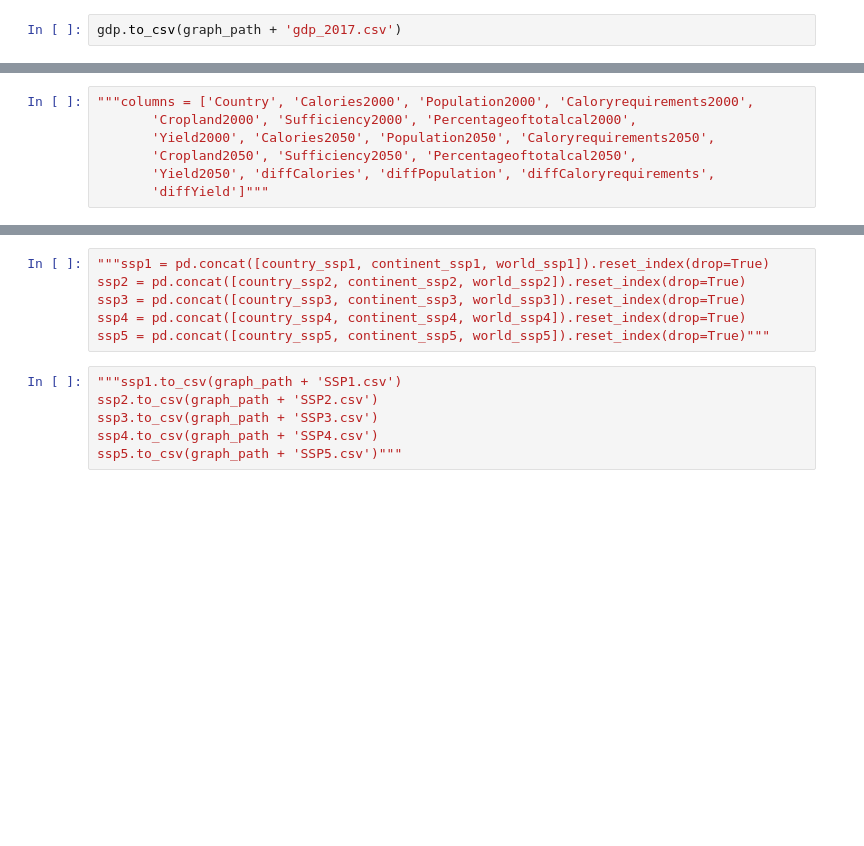
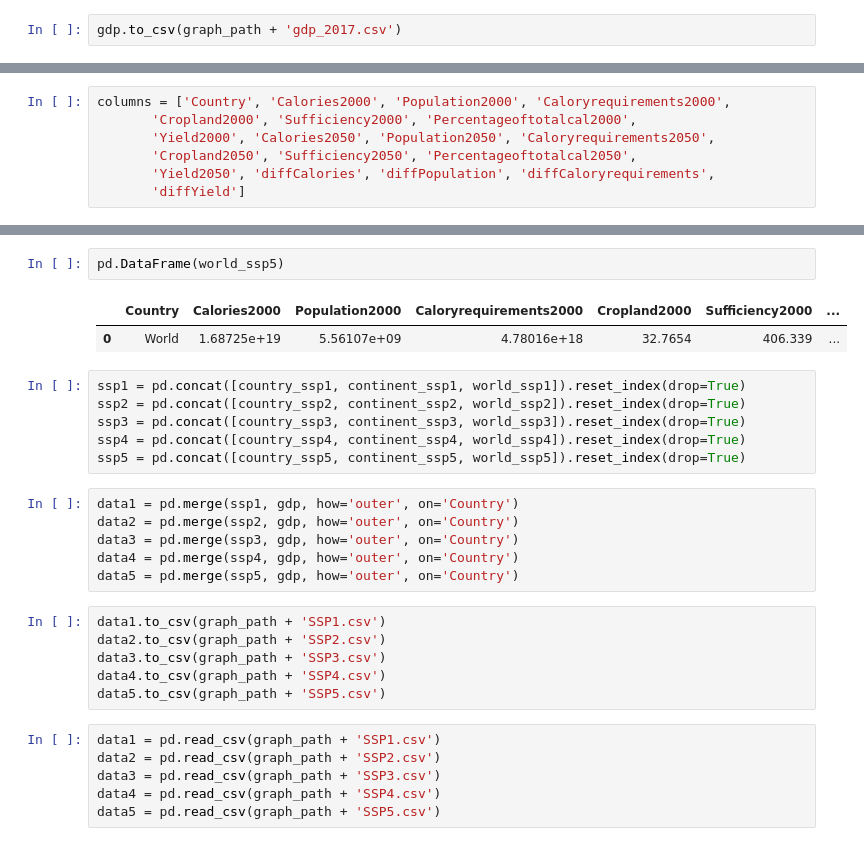
Before and after one commit to vizu-food-production/vizu-food-production.github.io, a Jupyter notebook: Untitled.ipynb, the cells around one changed output, grey strips where cells are left out. Drawn from its saved outputs; the diff is of its cells as text; blank space fills up the shorter version.

```diff
--- a/Untitled.ipynb
+++ b/Untitled.ipynb
@@ -84,7 +99,7 @@ continent_ssp5 = pd.read_csv(graph_path + 'graph_continent_data_ssp5.csv', na_va
 # %%
-"""columns = ['Country', 'Calories2000', 'Population2000', 'Caloryrequirements2000',
+columns = ['Country', 'Calories2000', 'Population2000', 'Caloryrequirements2000',
        'Cropland2000', 'Sufficiency2000', 'Percentageoftotalcal2000',
        'Yield2000', 'Calories2050', 'Population2050', 'Caloryrequirements2050',
        'Cropland2050', 'Sufficiency2050', 'Percentageoftotalcal2050',
        'Yield2050', 'diffCalories', 'diffPopulation', 'diffCaloryrequirements',
-       'diffYield']"""
+       'diffYield']
@@ -121,12 +159,29 @@ world_ssp5 = pd.DataFrame(world_ssp5).transpose()"""
+# %%
+pd.DataFrame(world_ssp5)
+# %% [output]
+|  | Country | Calories2000 | Population2000 | Caloryrequirements2000 | Cropland2000 | Sufficiency2000 | ... |
+| 0 | World | 1.68725e+19 | 5.56107e+09 | 4.78016e+18 | 32.7654 | 406.339 | ... |
 # %%
-"""ssp1 = pd.concat([country_ssp1, continent_ssp1, world_ssp1]).reset_index(drop=True)
+ssp1 = pd.concat([country_ssp1, continent_ssp1, world_ssp1]).reset_index(drop=True)
 ssp2 = pd.concat([country_ssp2, continent_ssp2, world_ssp2]).reset_index(drop=True)
 ssp3 = pd.concat([country_ssp3, continent_ssp3, world_ssp3]).reset_index(drop=True)
 ssp4 = pd.concat([country_ssp4, continent_ssp4, world_ssp4]).reset_index(drop=True)
-ssp5 = pd.concat([country_ssp5, continent_ssp5, world_ssp5]).reset_index(drop=True)"""
+ssp5 = pd.concat([country_ssp5, continent_ssp5, world_ssp5]).reset_index(drop=True)
+# %%
+data1 = pd.merge(ssp1, gdp, how='outer', on='Country')
+data2 = pd.merge(ssp2, gdp, how='outer', on='Country')
+data3 = pd.merge(ssp3, gdp, how='outer', on='Country')
+data4 = pd.merge(ssp4, gdp, how='outer', on='Country')
+data5 = pd.merge(ssp5, gdp, how='outer', on='Country')
 # %%
-"""ssp1.to_csv(graph_path + 'SSP1.csv')
-ssp2.to_csv(graph_path + 'SSP2.csv')
-ssp3.to_csv(graph_path + 'SSP3.csv')
-ssp4.to_csv(graph_path + 'SSP4.csv')
-ssp5.to_csv(graph_path + 'SSP5.csv')"""
+data1.to_csv(graph_path + 'SSP1.csv')
+data2.to_csv(graph_path + 'SSP2.csv')
+data3.to_csv(graph_path + 'SSP3.csv')
+data4.to_csv(graph_path + 'SSP4.csv')
+data5.to_csv(graph_path + 'SSP5.csv')
+# %%
+data1 = pd.read_csv(graph_path + 'SSP1.csv')
+data2 = pd.read_csv(graph_path + 'SSP2.csv')
+data3 = pd.read_csv(graph_path + 'SSP3.csv')
+data4 = pd.read_csv(graph_path + 'SSP4.csv')
+data5 = pd.read_csv(graph_path + 'SSP5.csv')
```
Also changed, not shown: parts of 8 cells of this notebook, 6 other files.
